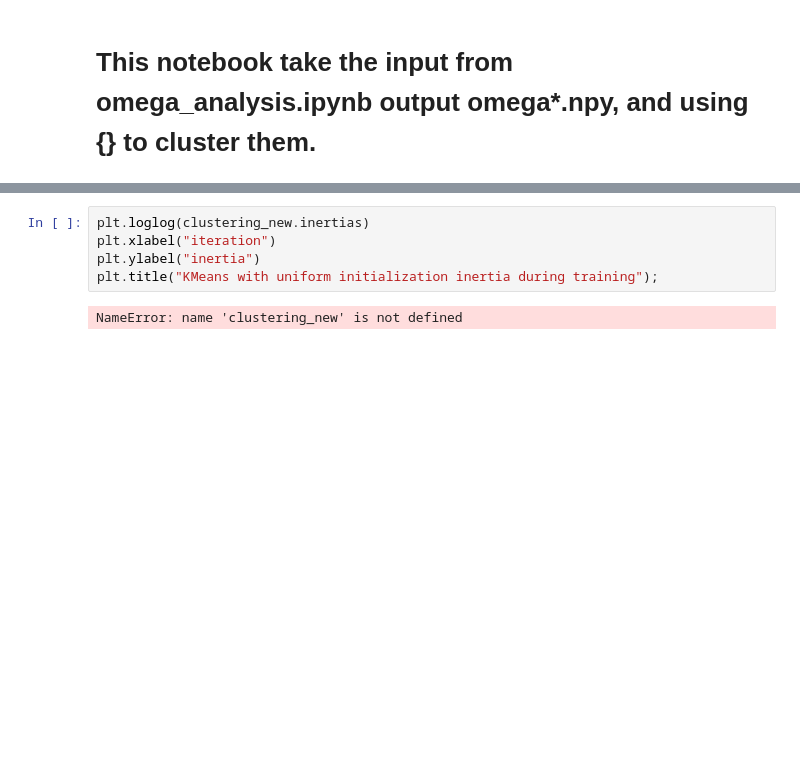
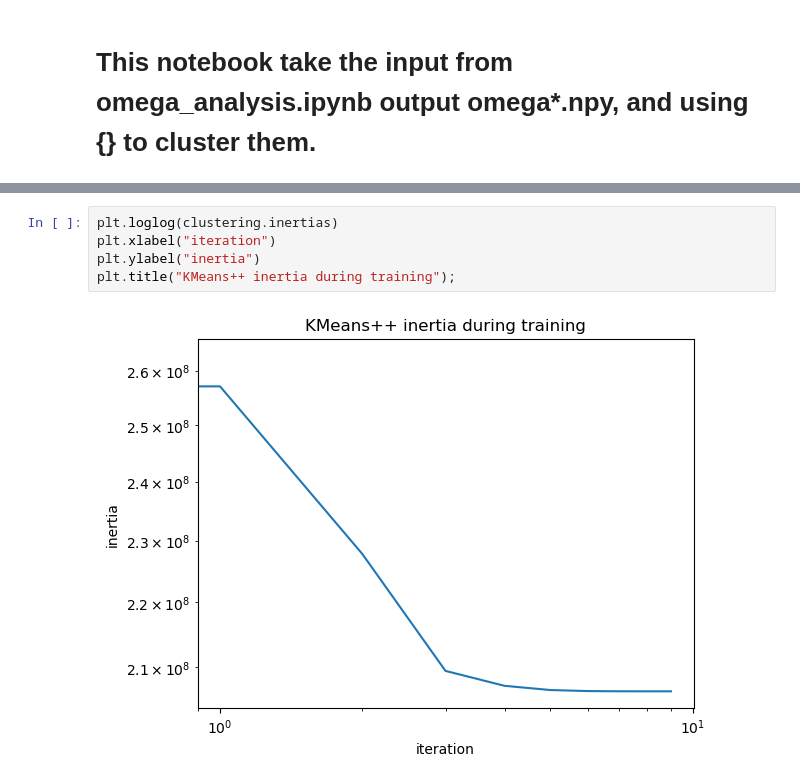
Before and after one commit to starwingc/peptoid_24summer, a Jupyter notebook: peptoid/19AE1-4-A/GAFF/protonated/HREX_500ns/clustering.ipynb, the cells around one changed output, grey strips where cells are left out. Drawn from its saved outputs; the diff is of its cells as text; blank space fills up the shorter version.

```diff
--- a/peptoid/19AE1-4-A/GAFF/protonated/HREX_500ns/clustering.ipynb
+++ b/peptoid/19AE1-4-A/GAFF/protonated/HREX_500ns/clustering.ipynb
@@ -119,7 +166,7 @@ NameError: name 'clustering' is not defined
 # %%
-plt.loglog(clustering_new.inertias)
+plt.loglog(clustering.inertias)
 plt.xlabel("iteration")
 plt.ylabel("inertia")
-plt.title("KMeans with uniform initialization inertia during training");
+plt.title("KMeans++ inertia during training");
 # %% [output]
-NameError: name 'clustering_new' is not defined
+[figure, added]
```
Also changed, not shown: parts of 16 cells of this notebook, 1 other file.
